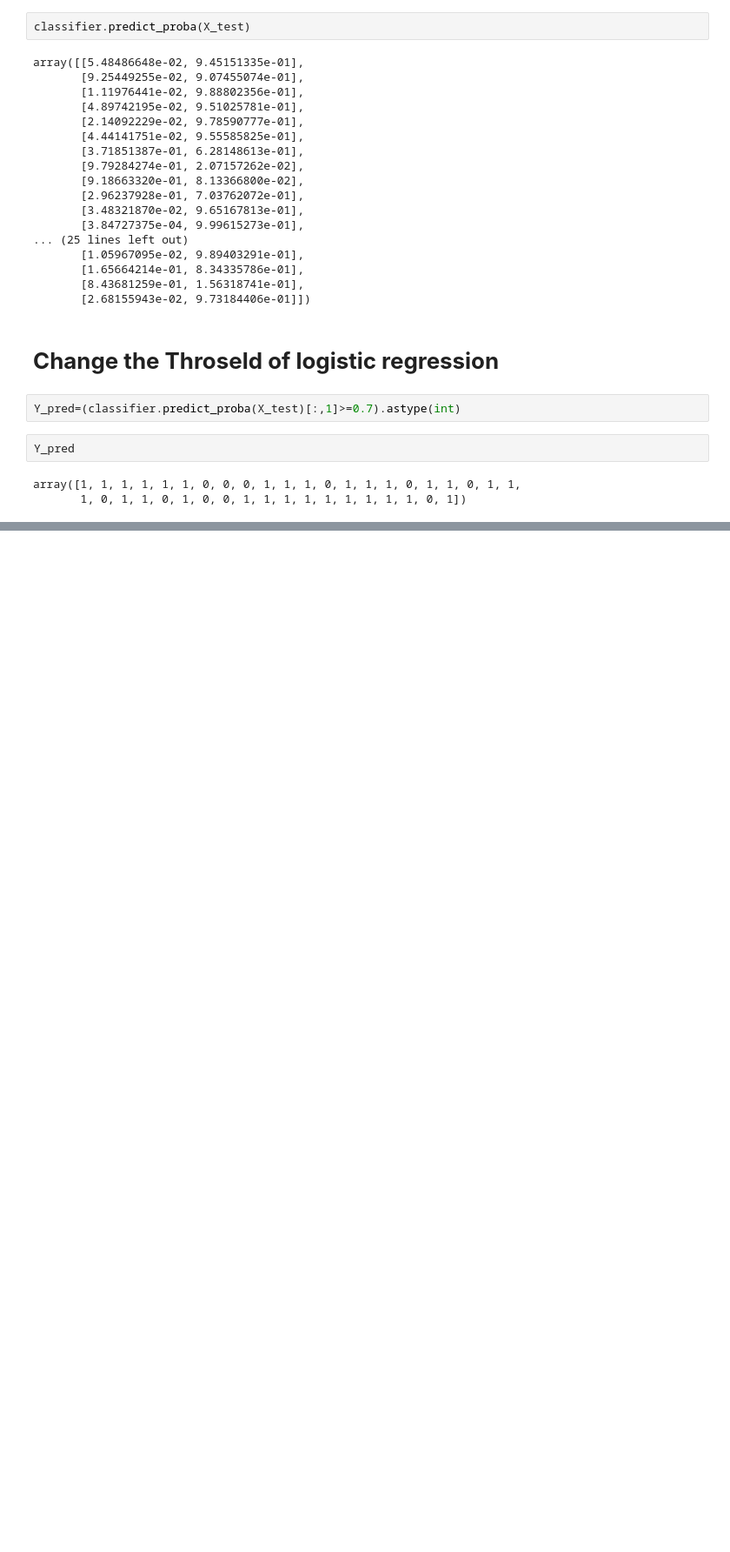
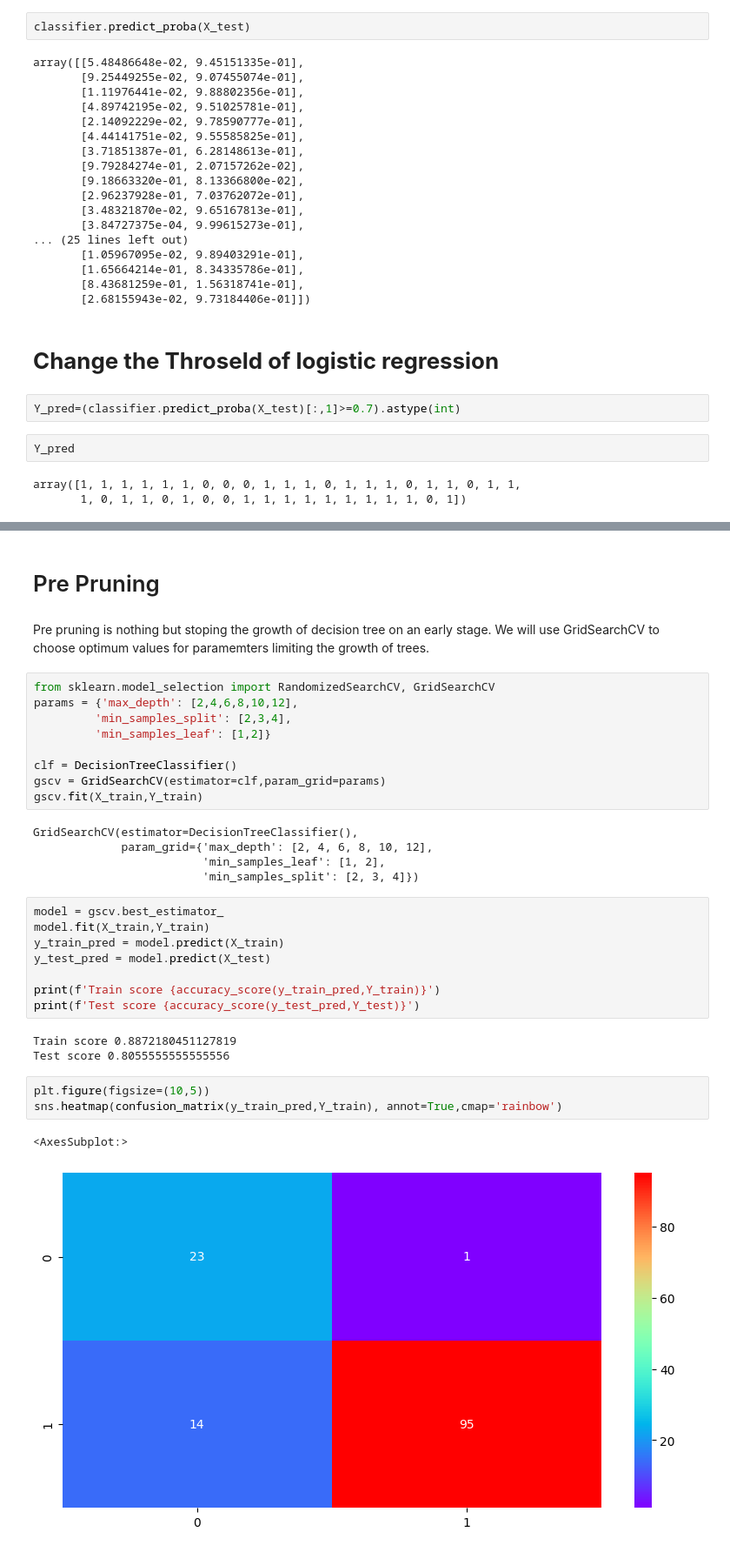
Before and after one commit to shubhamtripathi690/Placement_Data_Analysis-Machine-learning-, a Jupyter notebook: Placement_Data_Analysis-Machine-learning.ipynb, the cells around one changed output, grey strips where cells are left out. Shown at 87% size. Drawn from its saved outputs; the diff is of its cells as text; blank space fills up the shorter version.

```diff
--- a/Placement_Data_Analysis-Machine-learning.ipynb
+++ b/Placement_Data_Analysis-Machine-learning.ipynb
@@ -937,0 +1014,35 @@ array([1, 1, 1, 1, 1, 1, 0, 0, 0, 1, 1, 1, 0, 1, 1, 1, 0, 1, 1, 0, 1, 1,
+# %% [markdown]
+# Pre Pruning
+# %% [markdown]
+Pre pruning is nothing but stoping the growth of decision tree on an early stage. We will use GridSearchCV to choose optimum values for paramemters limiting the growth of trees.
+# %%
+from sklearn.model_selection import RandomizedSearchCV, GridSearchCV
+params = {'max_depth': [2,4,6,8,10,12],
+         'min_samples_split': [2,3,4],
+         'min_samples_leaf': [1,2]}
+
+clf = DecisionTreeClassifier()
+gscv = GridSearchCV(estimator=clf,param_grid=params)
+gscv.fit(X_train,Y_train)
+# %% [output]
+GridSearchCV(estimator=DecisionTreeClassifier(),
+             param_grid={'max_depth': [2, 4, 6, 8, 10, 12],
+                         'min_samples_leaf': [1, 2],
+                         'min_samples_split': [2, 3, 4]})
+# %%
+model = gscv.best_estimator_
+model.fit(X_train,Y_train)
+y_train_pred = model.predict(X_train)
+y_test_pred = model.predict(X_test)
+
+print(f'Train score {accuracy_score(y_train_pred,Y_train)}')
+print(f'Test score {accuracy_score(y_test_pred,Y_test)}')
+# %% [output]
+Train score 0.8872180451127819
+Test score 0.8055555555555556
+# %%
+plt.figure(figsize=(10,5))
+sns.heatmap(confusion_matrix(y_train_pred,Y_train), annot=True,cmap='rainbow')
+# %% [output]
+<AxesSubplot:>
+[figure, added]
```
Also changed, not shown: parts of 52 cells of this notebook.
